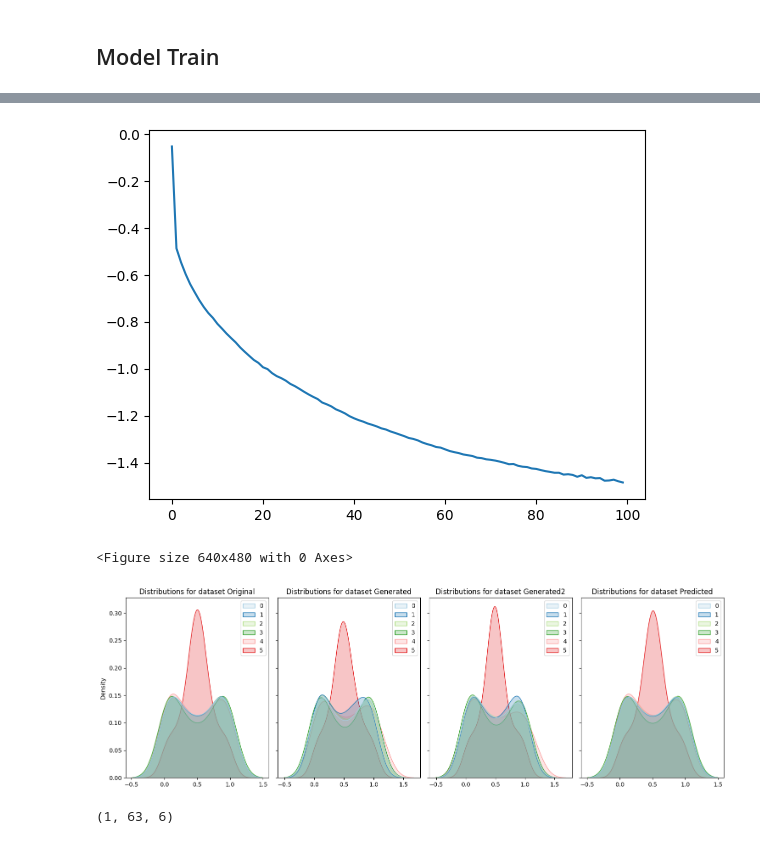
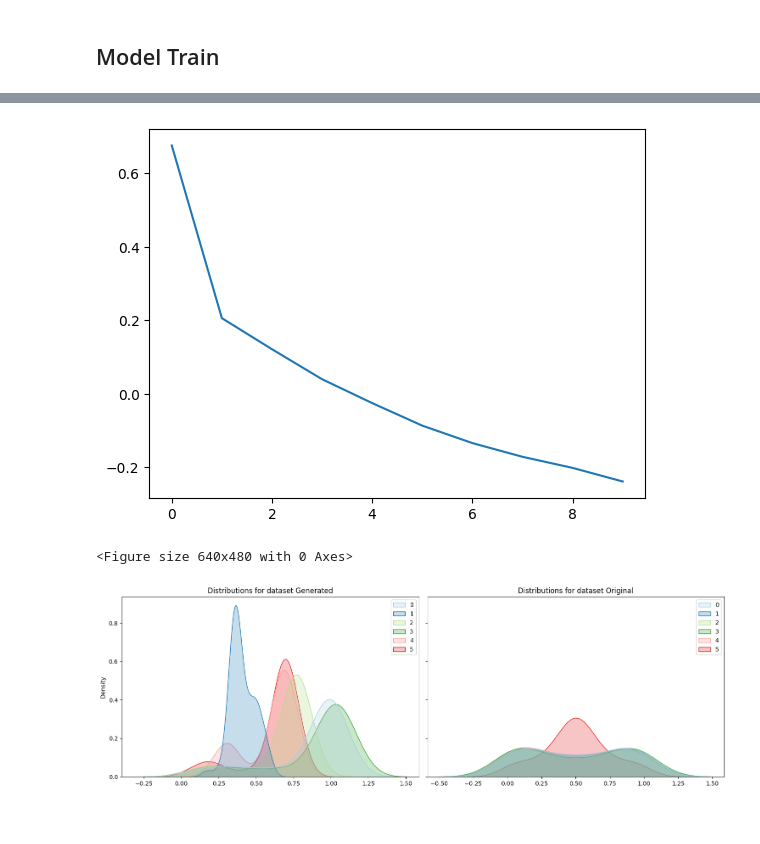
Before and after one commit to PaulMagos/MCS_Thesis, a Jupyter notebook: GTMAirQuality.ipynb, the cells around one changed output, grey strips where cells are left out. Drawn from its saved outputs; the diff is of its cells as text; code cells hidden in the pictures.

Commit message:
GGTM

```diff
--- a/GTMAirQuality.ipynb
+++ b/GTMAirQuality.ipynb
@@ -40,21 +40,26 @@ weight_decay = 0.001
 dropout = 0.1
 bidirectional = True
 mixture_dim = 6
-train_from_checkpoint = False
+train_from_checkpoint = TrueGTMGT GTMsd
 # %% [markdown]
 ## Dataset
 # %%
 # Dataset Split\
 Train, Validation, Test = get_dataset('Synth')
 
+# Train[..., 0] = Train[..., 5]
+
 train_data = Train
 train_data = torch.Tensor(train_data)
-exo_var = []
+exo_var = torch.range(0, train_data.shape[0]*train_data.shape[1]-1).reshape(train_data.shape[0], train_data.shape[1], 1)
+
+
 
 input_size = train_data.shape[-1]
 output_size = input_size
 num_time_steps = len(train_data)
-exo_size = len(exo_var)
+exo_size = 1
+exo_var = (exo_var - exo_var.min()) / (exo_var.max() - exo_var.min())
 # %% [output]
 Synth DATA
 Original Dataset:       1494
@@ -70,7 +75,7 @@ plt.show()
 ## Model Train
 # %%
 # Model Train
-model = GTM(input_size, output_size, hidden_size, mixture_dim, dropout, num_layers, bidirectional, lr, weight_decay, ['EarlyStopping'], DEVICE, exo_size)
+model = GGTM(input_size, output_size, hidden_size, mixture_dim, dropout, num_layers, bidirectional, lr, weight_decay, ['EarlyStopping'], DEVICE, exo_size)
 
 configs = input_size, output_size, hidden_size, mixture_dim, dropout, num_layers, bidirectional, lr, weight_decay, ['EarlyStopping'], DEVICE, exo_size
 try:
@@ -81,7 +86,7 @@ except:
     train_from_checkpoint = True
 
 if train_from_checkpoint:
-    model, history = model.train_step(train_data, batch_size=1, window=15, horizon=1, epochs=100)
+    model, history = model.train_step(train_data, exo_var, batch_size=1, window=15, horizon=1, epochs=10)
     torch.save(model.state_dict(), f'{MODELS_PATH}/{DATASET_NAME}/{MODEL_NAME}_{DATASET_NAME}')
     with open(f'{MODELS_PATH}/{DATASET_NAME}/{MODEL_NAME}.hist', 'w') as hist:
         json.dump(history, hist)
@@ -97,48 +114,44 @@ plt.show()
 plt.savefig(f'{IMAGES_PATH}/{DATASET_NAME}/History/{MODEL_NAME}_History.png')
 plt.clf()
 # %% [output]
-[figure, old version]
+[figure, new version]
 <Figure size 640x480 with 0 Axes>
 # %%
-
-output = model.generate_step(shape=(1, 63, 6), window=15, horizon=1)
-output1 = model.generate_step(shape=(1, 63, 6), window=15)
-prediction = model.predict_step(train_data[0:1], steps=63)
+output = model.generate_step(shape=(1, 63, 6), exo_var=exo_var[1:3], window = 15, horizon=1)
+# prediction = model.predict_step(train_data[0:10], steps=63)
+# prediction2 = model.predict_step(torch.tensor(output), steps=63)
 # %%
 def plot_dist(datasets, kind='kde'):
     # Create a figure with 3 subplots
-    fig, ax = plt.subplots(1, len(datasets), figsize=(15, 5), sharey=True)
+    fig, ax = plt.subplots(1, len(datasets), figsize=(15, 5), sharey=True, sharex=False)
     if kind == 'box':
         plot_ = sns.boxplot
     elif kind == 'ecdf':
         plot_ = sns.ecdfplot
     elif kind == 'kde':
         plot_ = sns.kdeplot
     else:
         plot_ = sns.histplot
 
     reshaped_output = {}
     for key, gen in datasets.items():
         # Reshape the data to combine samples and time steps (flatten them)
         reshaped_output[key] = gen.reshape(gen.shape[0] * gen.shape[1], gen.shape[2])
 
     # Plot KDE for each feature (assuming output has 3 features)
     for i, item in zip(range(0, len(reshaped_output)), reshaped_output.items()):
         k, data = item
         if kind == 'kde':
             plot_(data, ax=ax[i], palette='Paired', fill=True)
         else:
             plot_(data, ax=ax[i], palette='Paired')
         ax[i].set_title(f'Distributions for dataset {k}')
 
     # Show the plot
     plt.tight_layout()
     plt.show()
-plot_dist({'Original': train_data[:1], 'Generated': output, 'Generated2': output1, 'Predicted': prediction}, 'kde')
+plot_dist({'Generated': output, 'Original': train_data[0:1]}, 'kde')
+# plot_dist({'Generated': output, 'Predicted': prediction, 'Prediction on Gen': prediction2, 'Original': train_data[0:1]}, 'kde')
 # %% [output]
-[figure, old version]
+[figure, new version]
-# %%
-output.shape
-# %% [output]
-(1, 63, 6)
 # %%
```
Also changed, not shown: parts of 4 cells of this notebook, 4 other files.
